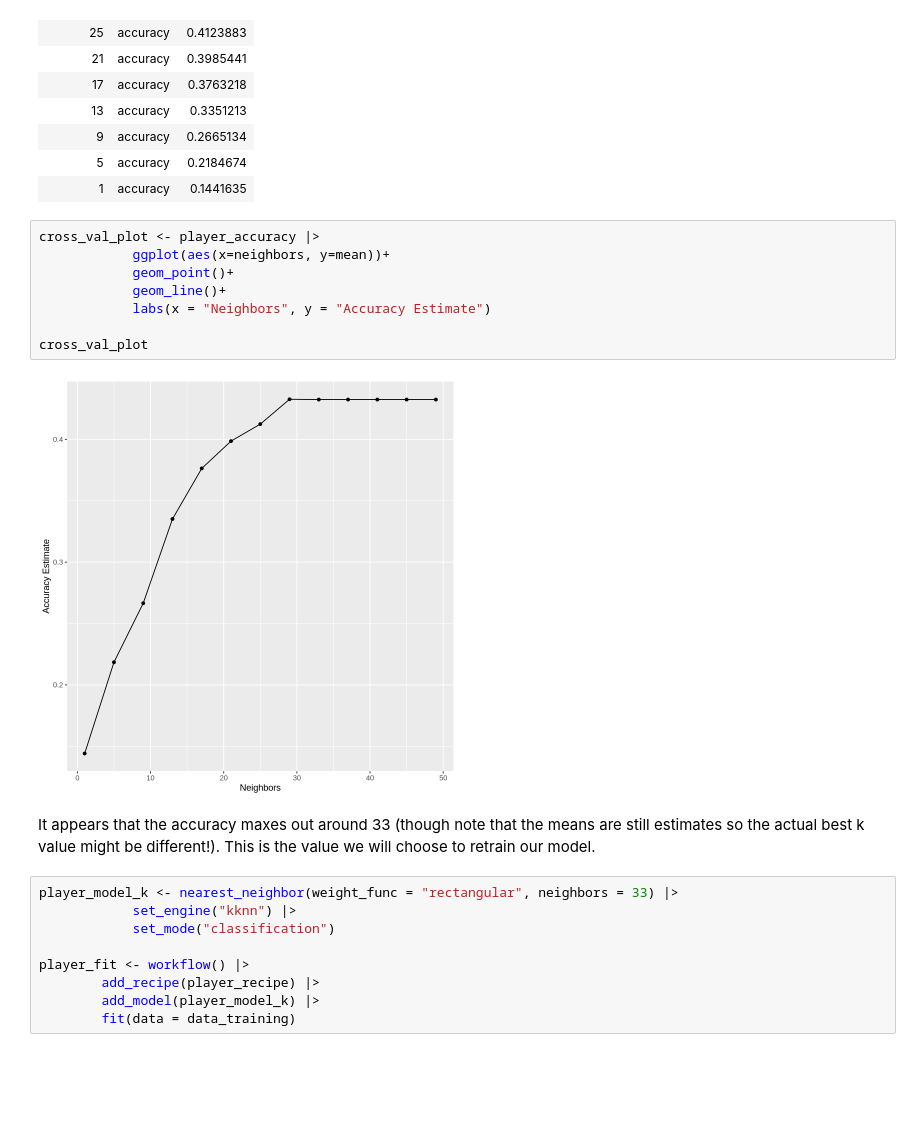
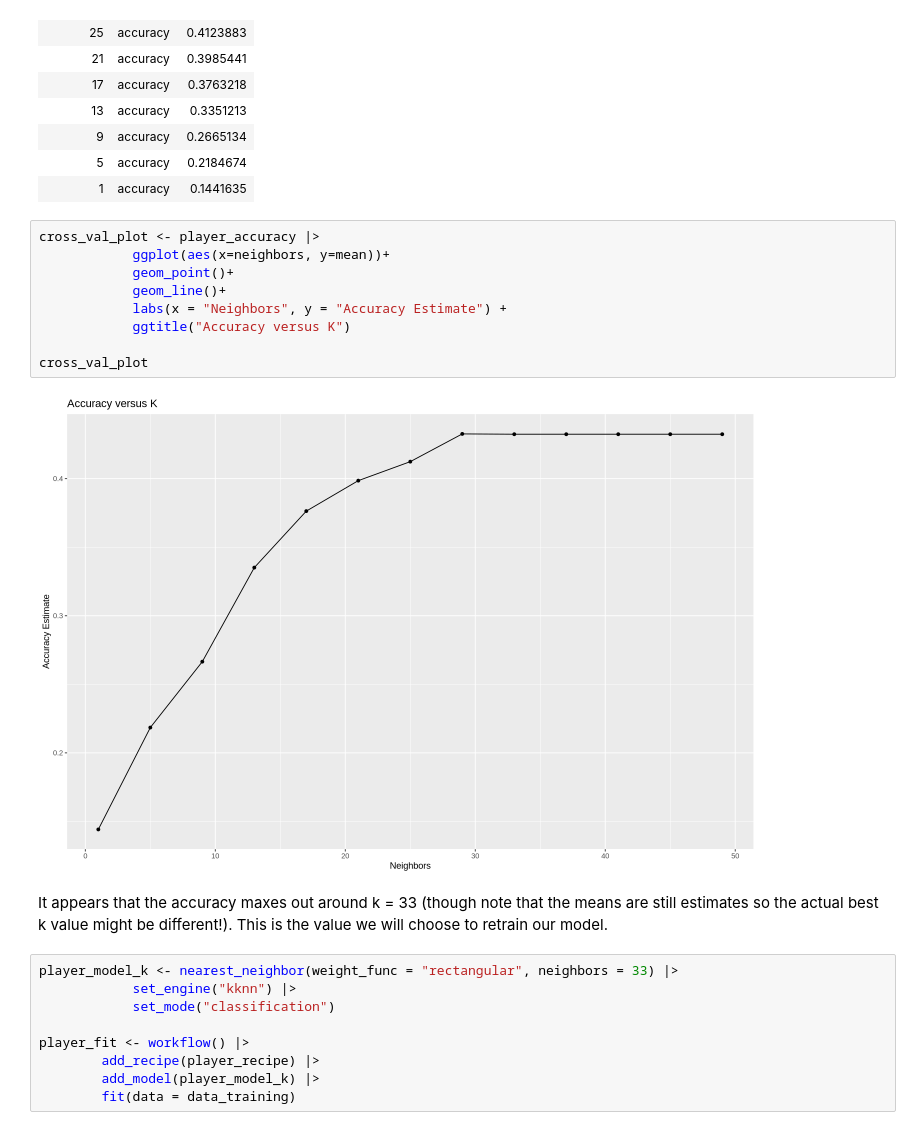
Before and after one commit to amazingk147/DSCI100-Project-Group-42, a Jupyter notebook: project_notebook.ipynb, the cells around one changed output. Drawn from its saved outputs; the diff is of its cells as text; blank space fills up the shorter version.

```diff
--- a/project_notebook.ipynb
+++ b/project_notebook.ipynb
@@ -237,15 +237,16 @@ A tibble: 13 × 3
 # %%
 cross_val_plot <- player_accuracy |>
             ggplot(aes(x=neighbors, y=mean))+
             geom_point()+
             geom_line()+
-            labs(x = "Neighbors", y = "Accuracy Estimate")
+            labs(x = "Neighbors", y = "Accuracy Estimate") +
+            ggtitle("Accuracy versus K")
 
 cross_val_plot
 # %% [output]
-[figure, old version]
+[figure, new version]
 # %% [markdown]
-It appears that the accuracy maxes out around 33 (though note that the means are still estimates so the actual best k value might be different!). This is the value we will choose to retrain our model.
+It appears that the accuracy maxes out around k = 33 (though note that the means are still estimates so the actual best k value might be different!). This is the value we will choose to retrain our model.
 # %%
 player_model_k <- nearest_neighbor(weight_func = "rectangular", neighbors = 33) |>
             set_engine("kknn") |>
```
Also changed, not shown: parts of 7 cells of this notebook.
